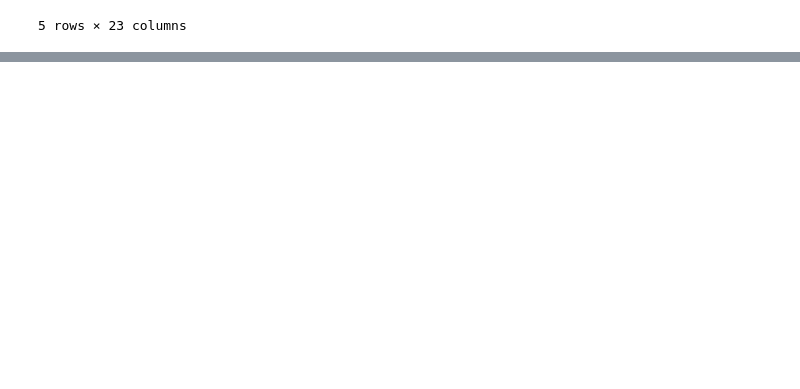
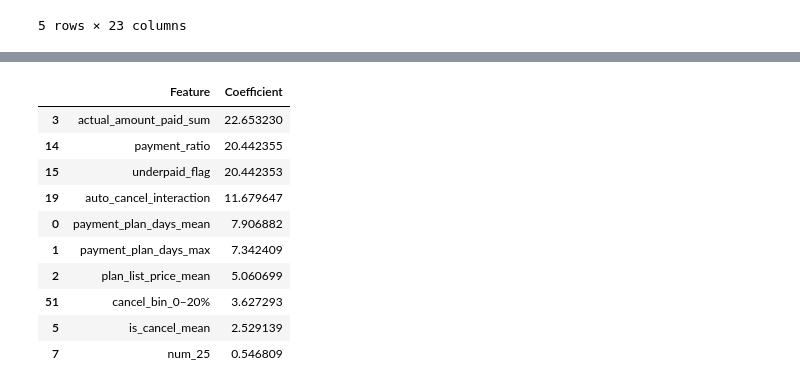
Before and after one commit to Nandita29534/KKBOX_music_app_customer_churn, a Jupyter notebook: EDA.ipynb, the cells around one changed output, grey strips where cells are left out. Saved outputs shown, nothing was run; the diff lists cells and outputs as text; code cells hidden in the pictures; blank space fills up the shorter version.

```diff
--- a/EDA.ipynb
+++ b/EDA.ipynb
@@ -784,0 +971,12 @@ df.head()
+# %%
+X_train_final = pd.concat([X_train_transformed, X_train_categorical.reset_index(drop=True)], axis=1)
+X_test_final = pd.concat([X_test_transformed, X_test_categorical.reset_index(drop=True)], axis=1)
+# %%
+X_train_final['underpaid_flag'] = X_train_final['underpaid_flag'].fillna(0)
+X_test_final['underpaid_flag'] = X_test_final['underpaid_flag'].fillna(0)
+# %%
+log_reg = LogisticRegression(
+    max_iter=1000,
+    class_weight='balanced',
+    random_state=42
+)
@@ -784,0 +1021,19 @@ df.head()
+# %%
+feature_importance = pd.DataFrame({
+    'Feature': X_train_final.columns,
+    'Coefficient': log_reg.coef_[0]
+}).sort_values(by='Coefficient', ascending=False)
+
+feature_importance.head(10)
+# %% [output]
+|  | Feature | Coefficient |
+| 3 | actual_amount_paid_sum | 22.653230 |
+| 14 | payment_ratio | 20.442355 |
+| 15 | underpaid_flag | 20.442353 |
+| 19 | auto_cancel_interaction | 11.679647 |
+| 0 | payment_plan_days_mean | 7.906882 |
+| 1 | payment_plan_days_max | 7.342409 |
+| 2 | plan_list_price_mean | 5.060699 |
+| 51 | cancel_bin_0–20% | 3.627293 |
+| 5 | is_cancel_mean | 2.529139 |
+| 7 | num_25 | 0.546809 |
```
Also changed, not shown: parts of 32 cells of this notebook.
